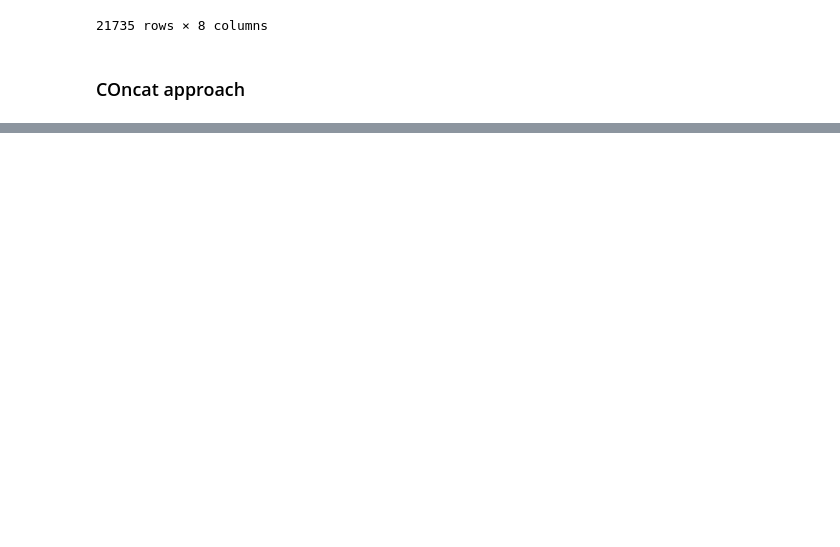
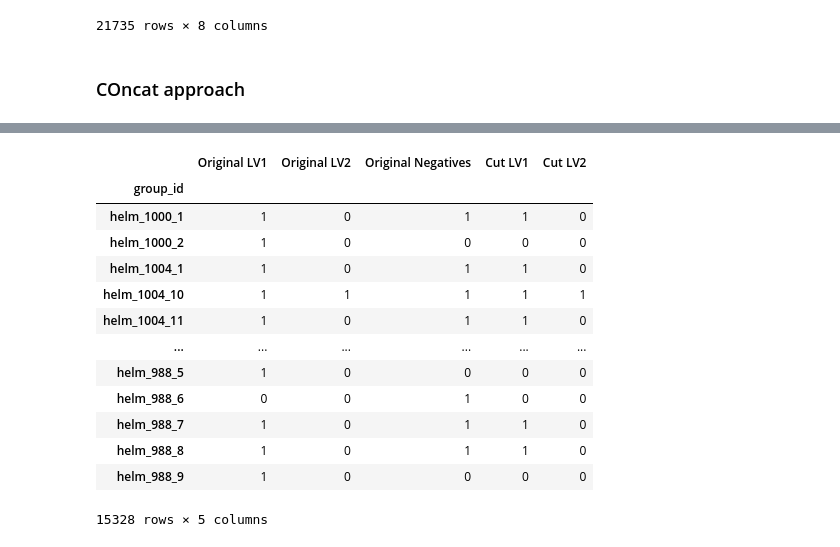
Before and after one commit to cafoala/recording-interval-cgm, a Jupyter notebook: code/5_introducing_tns.ipynb, the cells around one changed output, grey strips where cells are left out. Drawn from its saved outputs; the diff is of its cells as text; code cells hidden in the pictures; blank space fills up the shorter version.

```diff
--- a/code/5_introducing_tns.ipynb
+++ b/code/5_introducing_tns.ipynb
@@ -917,0 +908,17 @@ result_df.sort_values('overlap_id')
+# %%
+counts
+# %% [output]
+|  | Original LV1 | Original LV2 | Original Negatives | Cut LV1 | Cut LV2 |
+| group_id |  |  |  |  |  |
+| helm_1000_1 | 1 | 0 | 1 | 1 | 0 |
+| helm_1000_2 | 1 | 0 | 0 | 0 | 0 |
+| helm_1004_1 | 1 | 0 | 1 | 1 | 0 |
+| helm_1004_10 | 1 | 1 | 1 | 1 | 1 |
+| helm_1004_11 | 1 | 0 | 1 | 1 | 0 |
+| ... | ... | ... | ... | ... | ... |
+| helm_988_5 | 1 | 0 | 0 | 0 | 0 |
+| helm_988_6 | 0 | 0 | 1 | 0 | 0 |
+| helm_988_7 | 1 | 0 | 1 | 1 | 0 |
+| helm_988_8 | 1 | 0 | 1 | 1 | 0 |
+| helm_988_9 | 1 | 0 | 0 | 0 | 0 |
+15328 rows × 5 columns
```
Also changed, not shown: parts of 31 cells of this notebook.
